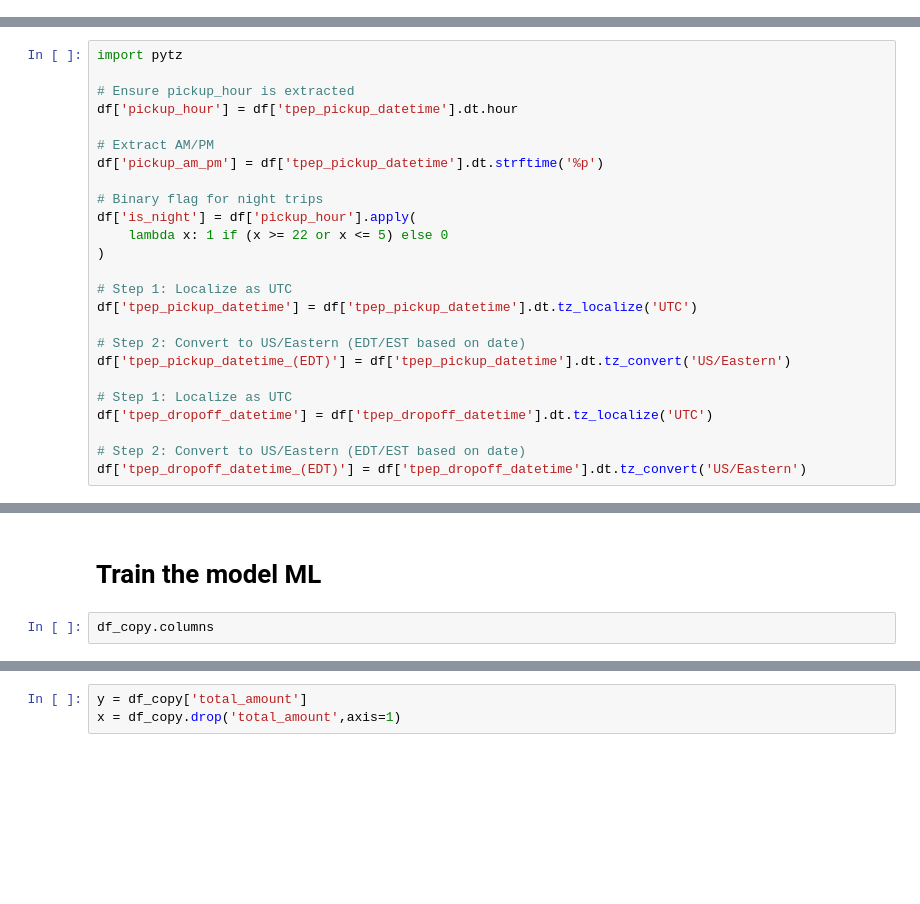
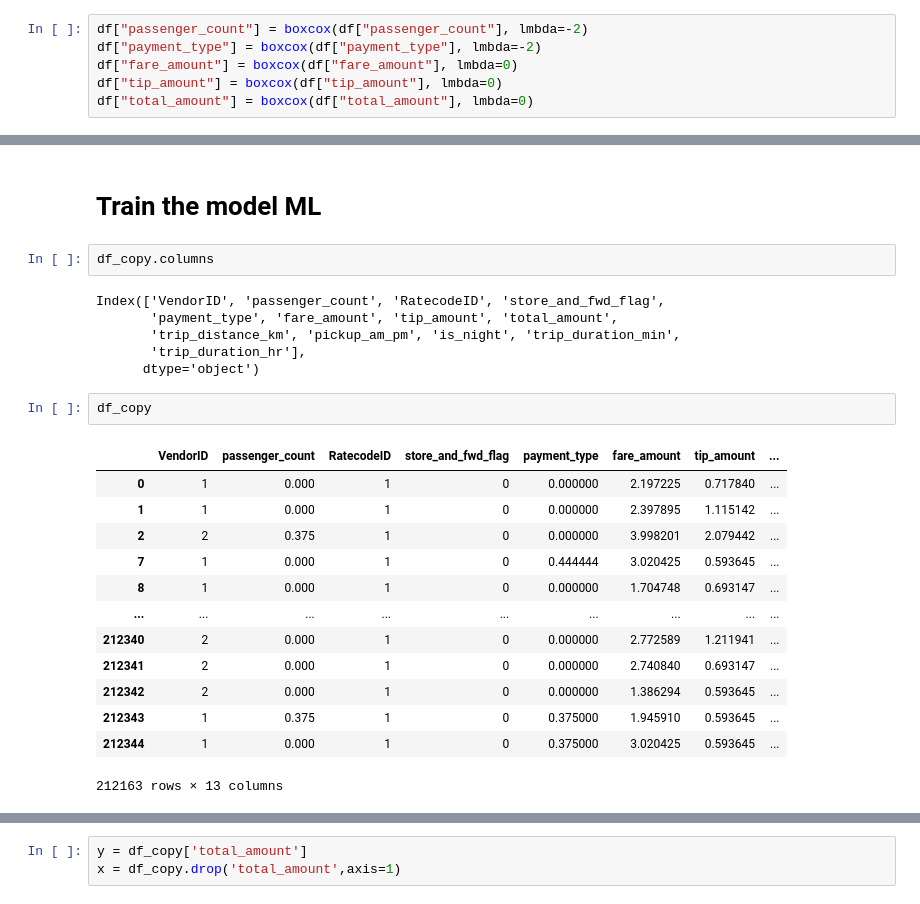
Before and after one commit to ArunK-ML/Project---TripFare-Predicting-Urban-Taxi-Fare-with-Machine-Learning, a Jupyter notebook: TripFare_ML_ff.ipynb, the cells around one changed output, grey strips where cells are left out. Saved outputs shown, nothing was run; the diff lists cells and outputs as text; blank space fills up the shorter version.

```diff
--- a/TripFare_ML_ff.ipynb
+++ b/TripFare_ML_ff.ipynb
@@ -373,6 +373,12 @@ for col in numeric_cols:
 λ = 1:  skew = 31.517, kurtosis = 1779.175
 λ = 2:  skew = 268.669, kurtosis = 101113.763
 λ = -2:  skew = -87.295, kurtosis = 9821.234
+# %%
+df["passenger_count"] = boxcox(df["passenger_count"], lmbda=-2)
+df["payment_type"] = boxcox(df["payment_type"], lmbda=-2)
+df["fare_amount"] = boxcox(df["fare_amount"], lmbda=0)
+df["tip_amount"] = boxcox(df["tip_amount"], lmbda=0)
+df["total_amount"] = boxcox(df["total_amount"], lmbda=0)
 # %%
 # Step 2: Loop through numeric columns
 for col in numeric_cols:
@@ -420,31 +426,6 @@ for col in numeric_cols:
 # ** Preprocessing**
 # %% [markdown]
 **Feature Engineering**
-# %%
-import pytz
-
-# Ensure pickup_hour is extracted
-df['pickup_hour'] = df['tpep_pickup_datetime'].dt.hour
-
-# Extract AM/PM
-df['pickup_am_pm'] = df['tpep_pickup_datetime'].dt.strftime('%p')
-
-# Binary flag for night trips
-df['is_night'] = df['pickup_hour'].apply(
-    lambda x: 1 if (x >= 22 or x <= 5) else 0
-)
-
-# Step 1: Localize as UTC
-df['tpep_pickup_datetime'] = df['tpep_pickup_datetime'].dt.tz_localize('UTC')
-
-# Step 2: Convert to US/Eastern (EDT/EST based on date)
-df['tpep_pickup_datetime_(EDT)'] = df['tpep_pickup_datetime'].dt.tz_convert('US/Eastern')
-
-# Step 1: Localize as UTC
-df['tpep_dropoff_datetime'] = df['tpep_dropoff_datetime'].dt.tz_localize('UTC')
-
-# Step 2: Convert to US/Eastern (EDT/EST based on date)
-df['tpep_dropoff_datetime_(EDT)'] = df['tpep_dropoff_datetime'].dt.tz_convert('US/Eastern')
 # %%
 
 df_copy = df.copy()
@@ -596,5 +601,27 @@ sns.heatmap(final_df,annot=True,cmap="coolwarm")
 # **Train the model ML**
 # %%
 df_copy.columns
+# %% [output]
+Index(['VendorID', 'passenger_count', 'RatecodeID', 'store_and_fwd_flag',
+       'payment_type', 'fare_amount', 'tip_amount', 'total_amount',
+       'trip_distance_km', 'pickup_am_pm', 'is_night', 'trip_duration_min',
+       'trip_duration_hr'],
+      dtype='object')
+# %%
+df_copy
+# %% [output]
+|  | VendorID | passenger_count | RatecodeID | store_and_fwd_flag | payment_type | fare_amount | tip_amount | ... |
+| 0 | 1 | 0.000 | 1 | 0 | 0.000000 | 2.197225 | 0.717840 | ... |
+| 1 | 1 | 0.000 | 1 | 0 | 0.000000 | 2.397895 | 1.115142 | ... |
+| 2 | 2 | 0.375 | 1 | 0 | 0.000000 | 3.998201 | 2.079442 | ... |
+| 7 | 1 | 0.000 | 1 | 0 | 0.444444 | 3.020425 | 0.593645 | ... |
+| 8 | 1 | 0.000 | 1 | 0 | 0.000000 | 1.704748 | 0.693147 | ... |
+| ... | ... | ... | ... | ... | ... | ... | ... | ... |
+| 212340 | 2 | 0.000 | 1 | 0 | 0.000000 | 2.772589 | 1.211941 | ... |
+| 212341 | 2 | 0.000 | 1 | 0 | 0.000000 | 2.740840 | 0.693147 | ... |
+| 212342 | 2 | 0.000 | 1 | 0 | 0.000000 | 1.386294 | 0.593645 | ... |
+| 212343 | 1 | 0.375 | 1 | 0 | 0.375000 | 1.945910 | 0.593645 | ... |
+| 212344 | 1 | 0.000 | 1 | 0 | 0.375000 | 3.020425 | 0.593645 | ... |
+212163 rows × 13 columns
 # %%
 df_copy.info()
```
Also changed, not shown: parts of 11 cells of this notebook.
